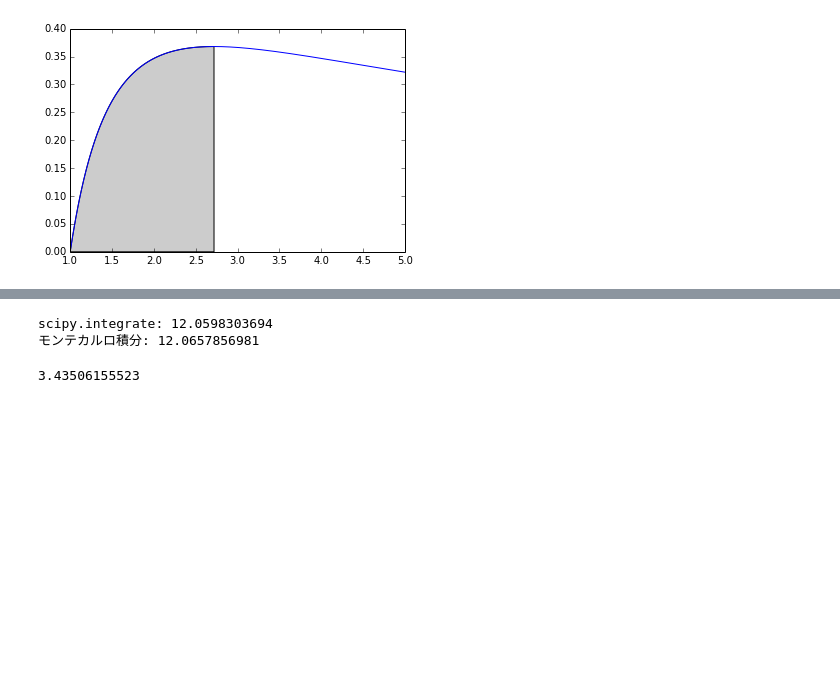
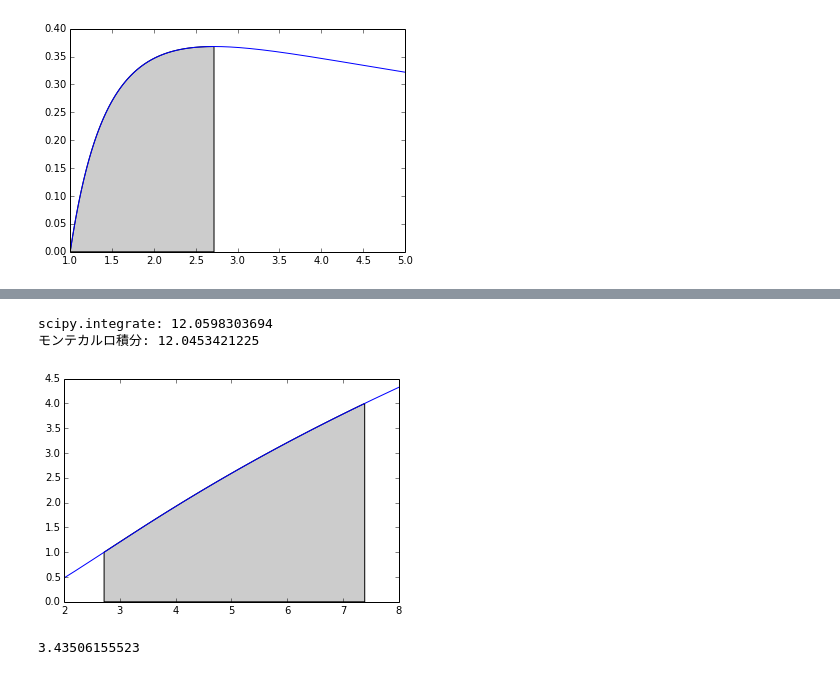
Before and after one commit to aidiary/PRML, a Jupyter notebook: ch11/monte_carlo_integration.ipynb, the cells around one changed output, grey strips where cells are left out. Saved outputs shown, nothing was run; the diff lists cells and outputs as text; code cells hidden in the pictures; blank space fills up the shorter version.

```diff
--- a/ch11/monte_carlo_integration.ipynb
+++ b/ch11/monte_carlo_integration.ipynb
@@ -151,21 +152,32 @@ scipy.integrate: 1.83508872224
 # %%
-a = np.exp(1)
-b = np.exp(2)
+a, b = np.exp(1), np.exp(2)
+f = lambda x: np.log(x) ** 2
 
-f = lambda x: np.log(x) ** 2
+# 被積分関数をプロット
+x = np.linspace(2, 8, 1000)
+y = f(x)
+plt.plot(x, y)
+
+# 積分範囲を色付け
+ix = arange(a, b, 0.001)
+iy = f(ix)
+verts = [(a, 0)] + list(zip(ix, iy)) + [(b,0)]
+poly = Polygon(verts, facecolor='0.8', edgecolor='k')
+gca().add_patch(poly)
 
 # scipy.integrateで積分を計算
 I = scipy.integrate.quad(f, a, b)[0]
 print "scipy.integrate:", I
 
 # モンテカルロ積分
 N = 100000
 x = uniform(loc=a, scale=b-a).rvs(size=N)
 I = (b - a) * np.mean(f(x))
 print u"モンテカルロ積分:", I
 # %% [output]
 scipy.integrate: 12.0598303694
-モンテカルロ積分: 12.0657856981
+モンテカルロ積分: 12.0453421225
+[figure, added]
 # %%
 # 練習問題3.1 コーシー・ベイズ推定量をモンテカルロ積分で計算する
 import numpy as np
```
Also changed, not shown: parts of 4 cells of this notebook.
